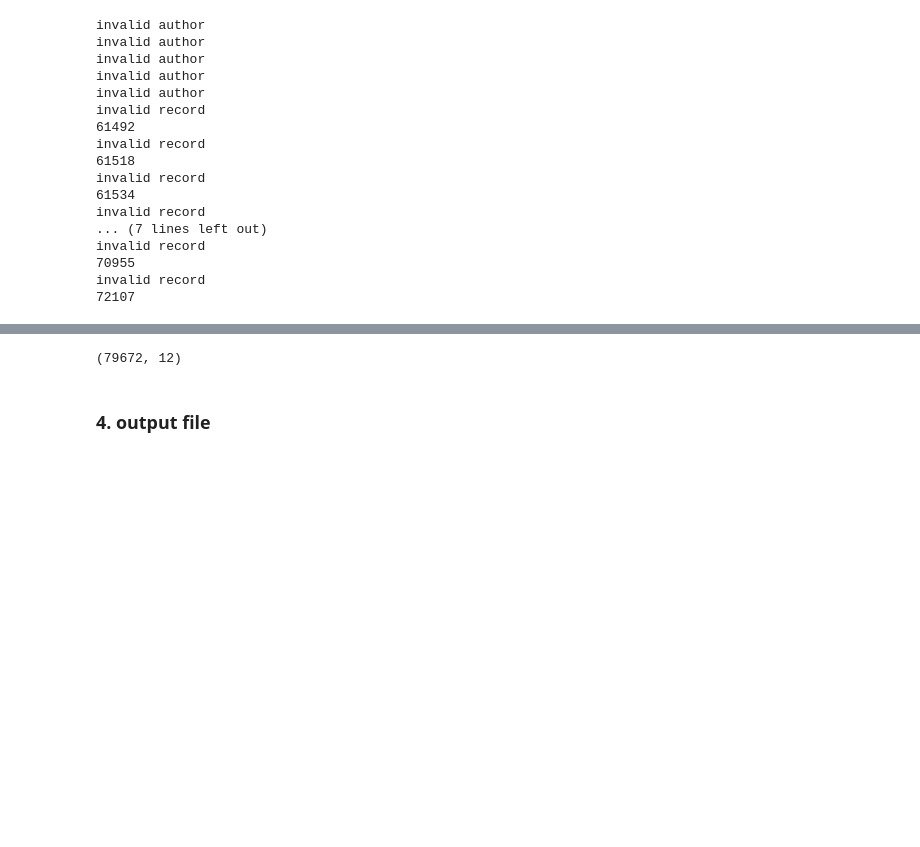
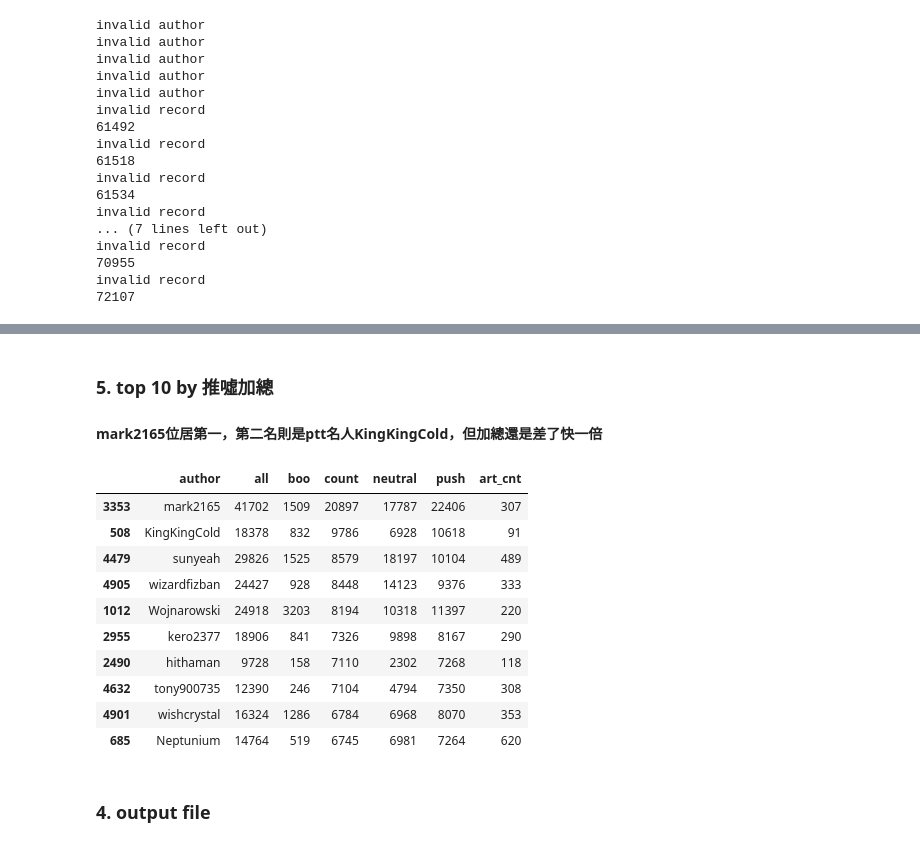
Before and after one commit to SiegfriedZhen/ptt-analysis, a Jupyter notebook: ptt_ana2.ipynb, the cells around one changed output, grey strips where cells are left out. Cells and saved outputs as stored; diff of their text form; code cells hidden in the pictures; blank space fills up the shorter version.

```diff
--- a/ptt_ana2.ipynb
+++ b/ptt_ana2.ipynb
@@ -114,0 +116,7 @@ art_df = pd.concat(art_df)
+# %%
+art_cnt = art_df.groupby('author', as_index=False)['article_id'].count()
+# %%
+author_attr = art_df.groupby('author', as_index=False)['all', 'boo', 'count', 'neutral', 'push'].sum()
+# %%
+author_attr = author_attr.merge(art_cnt, how='left', on='author').rename_axis({'article_id':'art_cnt'}, axis=1)
+author_attr[author_attr.author != '']
@@ -115,3 +159,20 @@ art_df = pd.concat(art_df)
+# %% [markdown]
+### 5. top 10 by 推噓加總
+#### mark2165位居第一，第二名則是ptt名人KingKingCold，但加總還是差了快一倍
+# %%
+author_attr.sort_values('count', ascending=False)[:10]
+# %% [output]
+|  | author | all | boo | count | neutral | push | art_cnt |
+| 3353 | mark2165 | 41702 | 1509 | 20897 | 17787 | 22406 | 307 |
+| 508 | KingKingCold | 18378 | 832 | 9786 | 6928 | 10618 | 91 |
+| 4479 | sunyeah | 29826 | 1525 | 8579 | 18197 | 10104 | 489 |
+| 4905 | wizardfizban | 24427 | 928 | 8448 | 14123 | 9376 | 333 |
+| 1012 | Wojnarowski | 24918 | 3203 | 8194 | 10318 | 11397 | 220 |
+| 2955 | kero2377 | 18906 | 841 | 7326 | 9898 | 8167 | 290 |
+| 2490 | hithaman | 9728 | 158 | 7110 | 2302 | 7268 | 118 |
+| 4632 | tony900735 | 12390 | 246 | 7104 | 4794 | 7350 | 308 |
+| 4901 | wishcrystal | 16324 | 1286 | 6784 | 6968 | 8070 | 353 |
+| 685 | Neptunium | 14764 | 519 | 6745 | 6981 | 7264 | 620 |
 # %%
 art_df.reset_index(drop=True, inplace=True)
 art_df['Re_flag'] = art_df.article_title.str.contains('Re')
@@ -122,10 +182,6 @@ node_df = art_df.drop(['content', 'messages'], axis=1).copy()
 # error records
 # some no article.....
 #[問卦]把蔣公銅像裝扮成薩諾斯會被吉嗎 invalid time formate
-# %%
-node_df.shape
-# %% [output]
-(79672, 12)
 # %%
 del ptt_df
 # %% [markdown]
```
Also changed, not shown: parts of 23 cells of this notebook.
